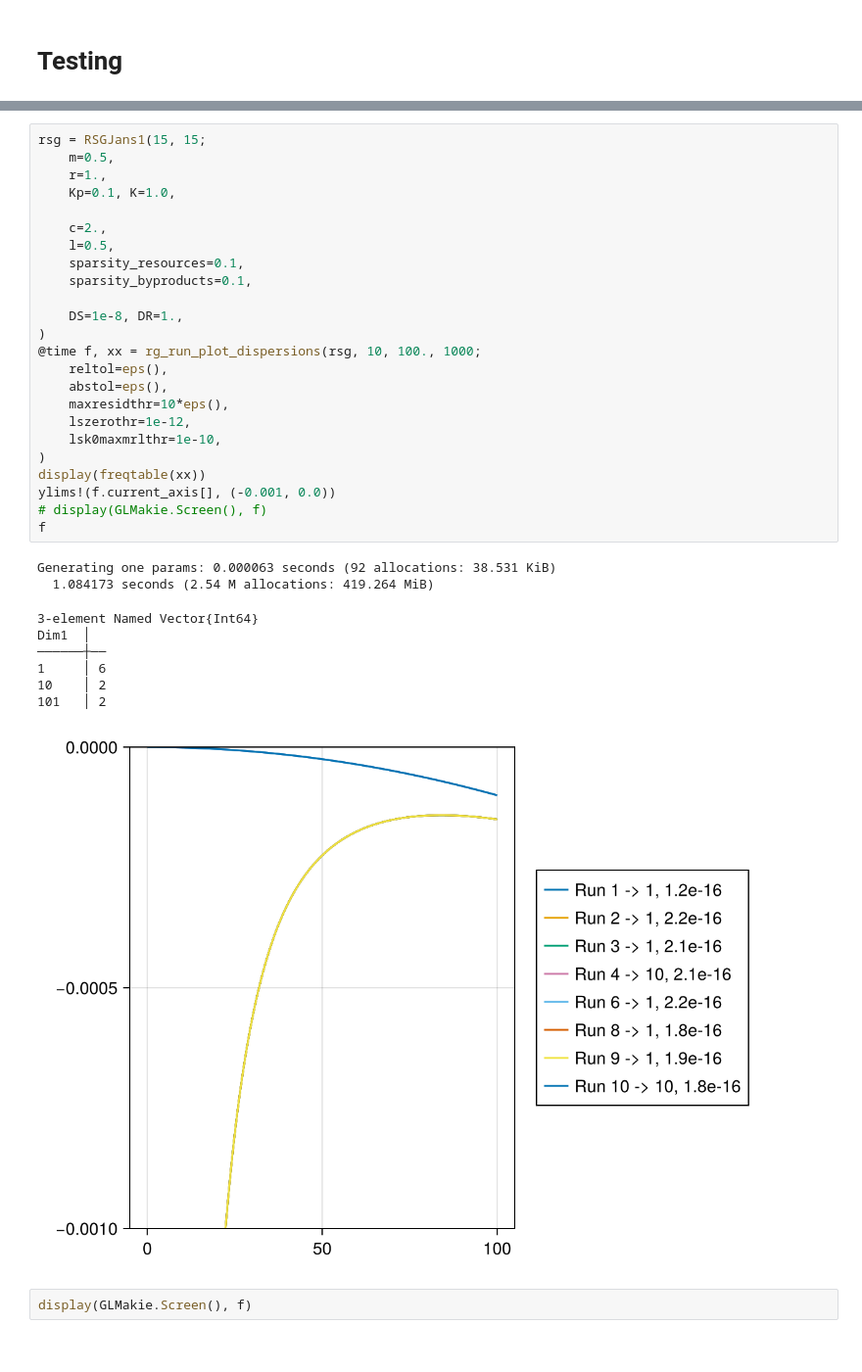
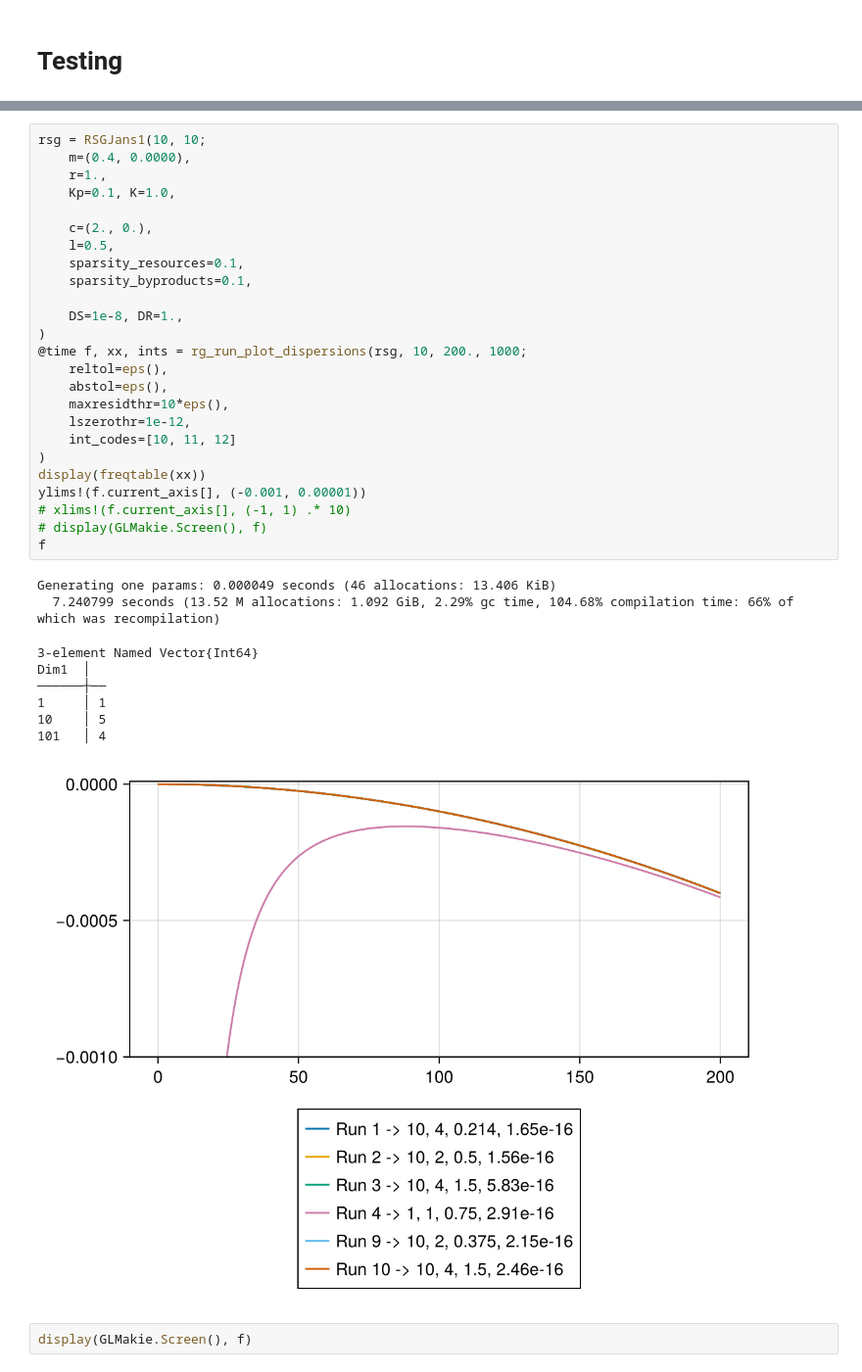
Before and after one commit to kockahonza/SSMC, a Jupyter notebook: notebooks/random_systems.ipynb, the cells around one changed output, grey strips where cells are left out. Shown at 98% size. Drawn from its saved outputs; the diff is of its cells as text.

```diff
--- a/notebooks/random_systems.ipynb
+++ b/notebooks/random_systems.ipynb
@@ -59,39 +48,40 @@ Dim1  │
 ──────┼───
 1     │ 10
 # %%
-rsg = RSGJans1(15, 15;
-    m=0.5,
+rsg = RSGJans1(10, 10;
+    m=(0.4, 0.0000),
     r=1.,
     Kp=0.1, K=1.0,
 
-    c=2.,
+    c=(2., 0.),
     l=0.5,
     sparsity_resources=0.1,
     sparsity_byproducts=0.1,
 
     DS=1e-8, DR=1.,
 )
-@time f, xx = rg_run_plot_dispersions(rsg, 10, 100., 1000;
+@time f, xx, ints = rg_run_plot_dispersions(rsg, 10, 200., 1000;
     reltol=eps(),
     abstol=eps(),
     maxresidthr=10*eps(),
     lszerothr=1e-12,
-    lsk0maxmrlthr=1e-10,
+    int_codes=[10, 11, 12]
 )
 display(freqtable(xx))
-ylims!(f.current_axis[], (-0.001, 0.0))
+ylims!(f.current_axis[], (-0.001, 0.00001))
+# xlims!(f.current_axis[], (-1, 1) .* 10)
 # display(GLMakie.Screen(), f)
 f
 # %% [output]
-Generating one params: 0.000063 seconds (92 allocations: 38.531 KiB)
-  1.084173 seconds (2.54 M allocations: 419.264 MiB)
+Generating one params: 0.000049 seconds (46 allocations: 13.406 KiB)
+  7.240799 seconds (13.52 M allocations: 1.092 GiB, 2.29% gc time, 104.68% compilation time: 66% of which was recompilation)
 3-element Named Vector{Int64}
 Dim1  │
 ──────┼──
-1     │ 6
-10    │ 2
-101   │ 2
+1     │ 1
+10    │ 5
+101   │ 4
-[figure, old version]
+[figure, new version]
 # %%
 display(GLMakie.Screen(), f)
 # %% [output]
```
Also changed, not shown: parts of 21 cells of this notebook, 3 other files.
